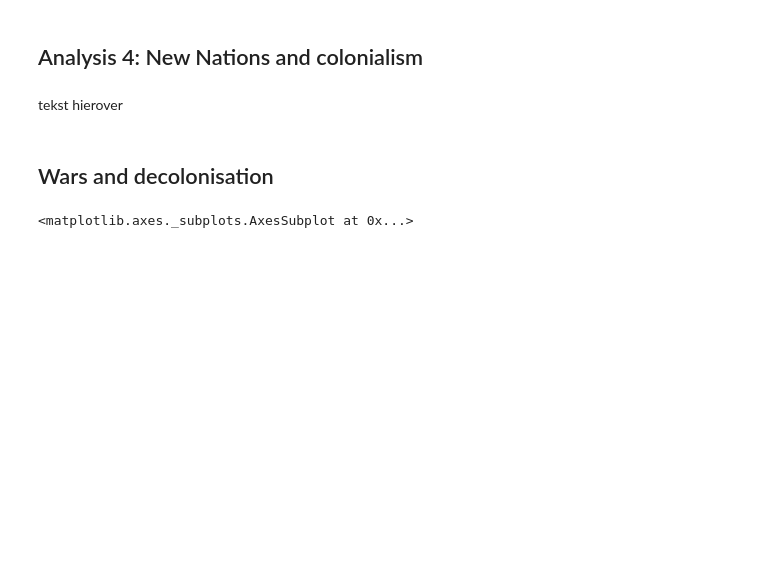
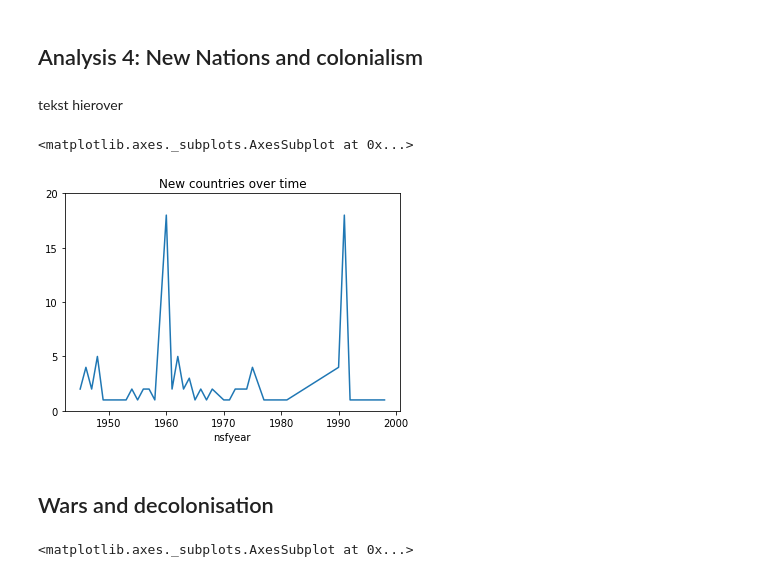
Before and after one commit to Jasper-Koops/Thesis-Cold_War_Interventions, a Jupyter notebook: Analysis.ipynb, the cells around one changed output. Saved outputs shown, nothing was run; the diff lists cells and outputs as text; code cells hidden in the pictures; blank space fills up the shorter version.

Commit message:
Included new variables in logit regression analysis, added a 'new countries over time' graph

```diff
--- a/Analysis.ipynb
+++ b/Analysis.ipynb
@@ -1483,6 +1480,21 @@ United States     1.6761      0.236      7.095      0.000       1.213       2.13
 ## Analysis 4: New Nations and colonialism
 # %% [markdown]
 tekst hierover
+# %%
+# Generate graph of new countries per year
+mask = df['nsfyear'] > 1944
+fil = df[mask]
+res = fil.groupby('nsfyear')['country'].nunique()
+
+
+res.plot(
+    'line',
+    yticks=[x for x in range(0,25, 5)],
+    title='New countries over time'
+)
+# %% [output]
+<matplotlib.axes._subplots.AxesSubplot at 0x...>
+[figure, added]
 # %% [markdown]
 ## Wars and decolonisation
 # %%
```
Also changed, not shown: parts of 47 cells of this notebook.
